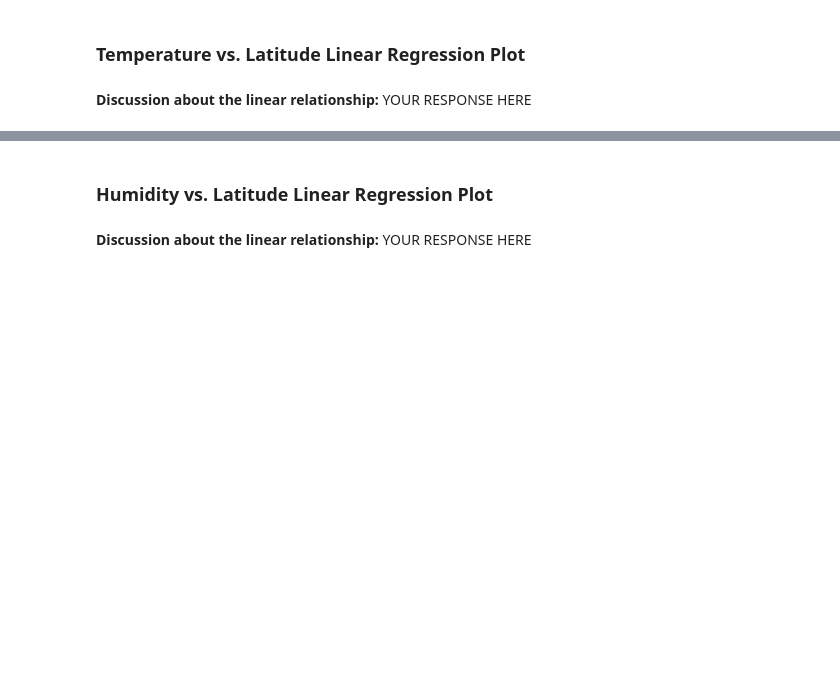
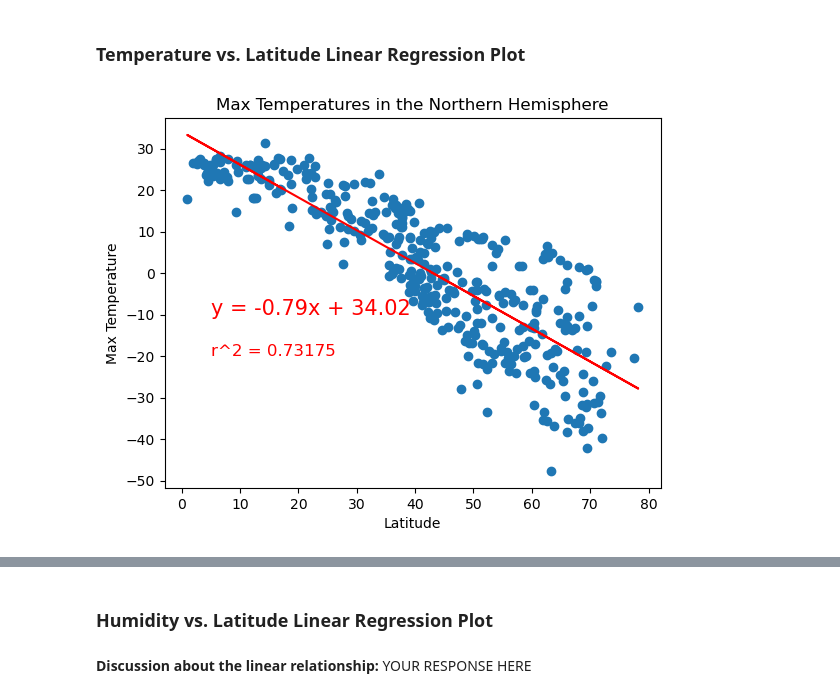
Before and after one commit to ShoaibFarooqui/python-api-challenge, a Jupyter notebook: Weather-API-Demo/starter_code/WeatherPy.ipynb, the cells around one changed output, grey strips where cells are left out. Drawn from its saved outputs; the diff is of its cells as text; code cells hidden in the pictures; blank space fills up the shorter version.

Commit message:
Temp vs Lat Linear Regression plot

```diff
--- a/Weather-API-Demo/starter_code/WeatherPy.ipynb
+++ b/Weather-API-Demo/starter_code/WeatherPy.ipynb
@@ -288,6 +275,5 @@ linregplot(city_data_df["Lat"], city_data_df["Max Temp"])
 # %%
 # Create a DataFrame with the Northern Hemisphere data (Latitude >= 0)
-# YOUR CODE HERE
-
+northern_hemi_df = city_data_df.loc[city_data_df["Lat"] >= 0]
 # Display sample data
 northern_hemi_df.head()
@@ -308,2 +304,18 @@ southern_hemi_df.head()
-# %% [markdown]
-**Discussion about the linear relationship:** YOUR RESPONSE HERE
+# %%
+# Linear regression on Northern Hemisphere
+x_axis = northern_hemi_df["Lat"]
+y_axis = northern_hemi_df["Max Temp"]
+(slope, intercept, rvalue, pvalue, stderr) = linregress(x_axis, y_axis)
+regress_values = x_axis * slope + intercept
+line_eq = "y = " + str(round(slope,2)) + "x + " + str(round(intercept,2))
+
+plt.title("Max Temperatures in the Northern Hemisphere")
+plt.xlabel("Latitude")
+plt.ylabel("Max Temperature")
+plt.scatter(x_axis, y_axis)
+plt.plot(x_axis, regress_values, color='red')
+plt.annotate(line_eq,(5,-10),fontsize=15,color="red")
+plt.annotate(f'''r^2 = {round(rvalue**2,5)}''',(5,-20),fontsize=12,color='red')
+plt.show()
+# %% [output]
+[figure, added]
```
Also changed, not shown: parts of 17 cells of this notebook, 5 other files.
